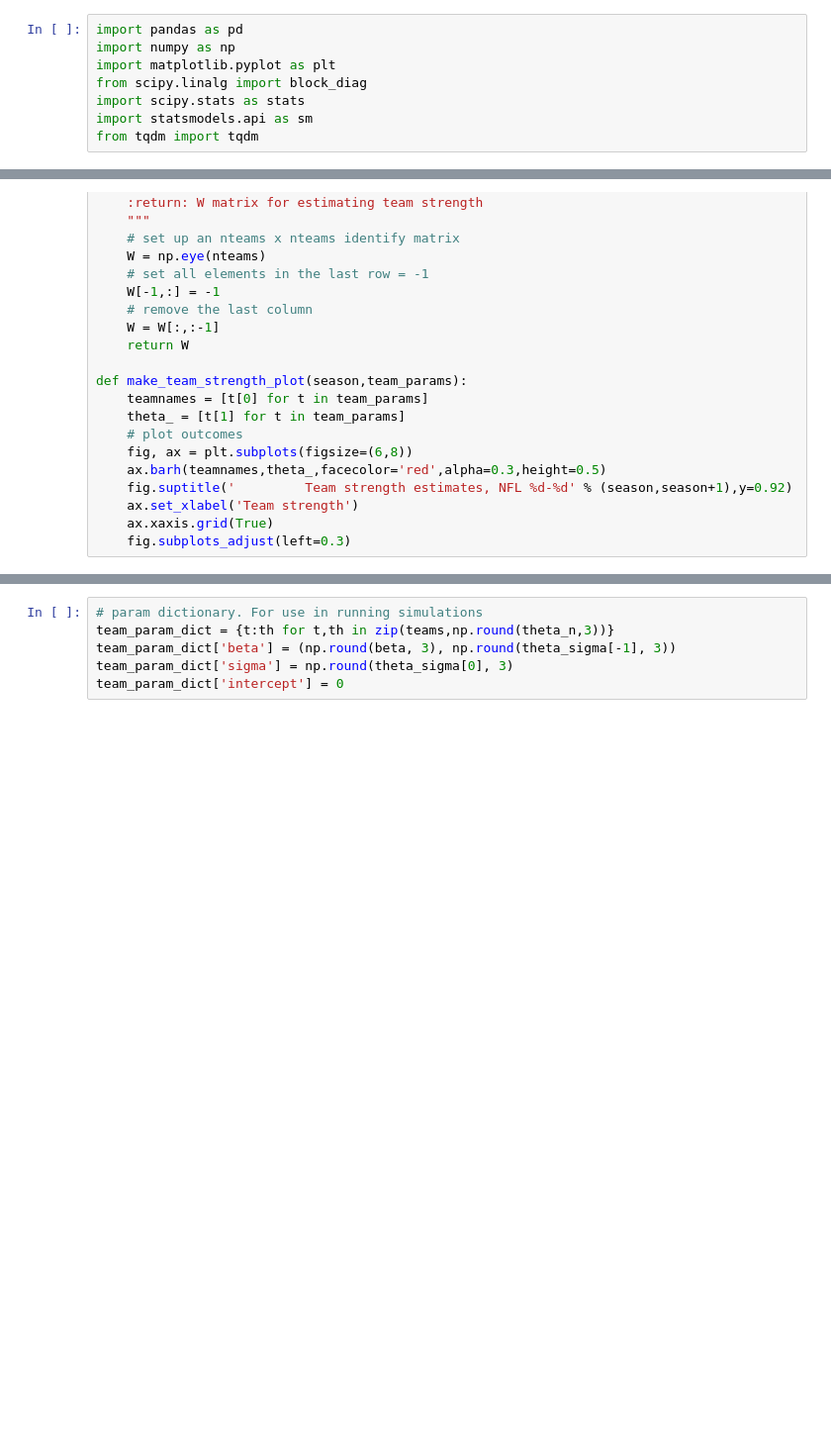
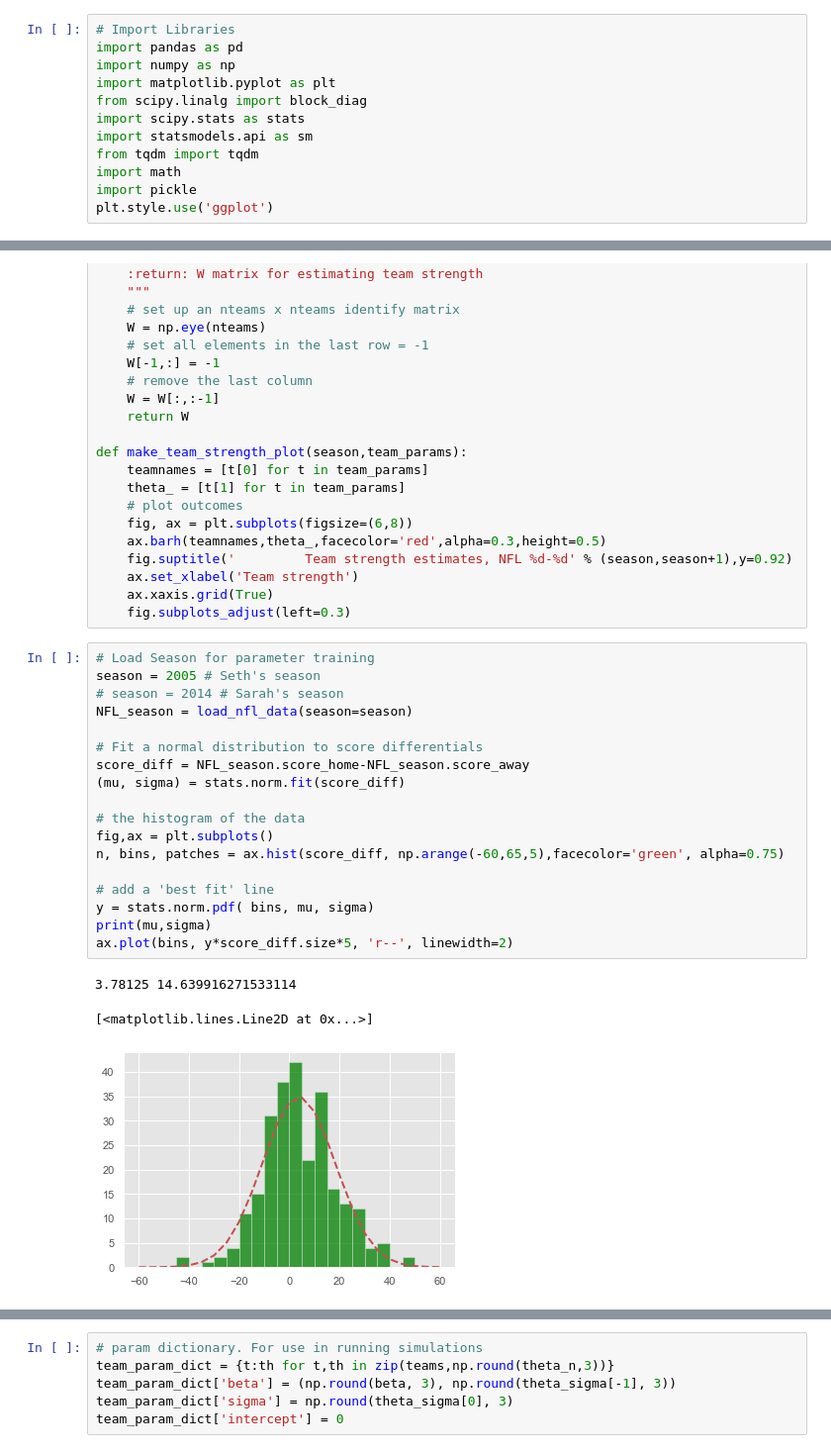
Before and after one commit to sethbilliau/SportsAnalytics, a Jupyter notebook: project1/module1code.ipynb, the cells around one changed output, grey strips where cells are left out. Shown at 99% size. Saved outputs shown, nothing was run; the diff lists cells and outputs as text; blank space fills up the shorter version.

Commit message:
seth final

```diff
--- a/project1/module1code.ipynb
+++ b/project1/module1code.ipynb
@@ -1,4 +9,5 @@
 # %%
+# Import Libraries
 import pandas as pd
 import numpy as np
 import matplotlib.pyplot as plt
@@ -6,4 +15,7 @@ from scipy.linalg import block_diag
 import scipy.stats as stats
 import statsmodels.api as sm
 from tqdm import tqdm
+import math
+import pickle
+plt.style.use('ggplot')
 # %%
@@ -74,4 +86,26 @@ def make_team_strength_plot(season,team_params):
     ax.set_xlabel('Team strength')
     ax.xaxis.grid(True)
     fig.subplots_adjust(left=0.3)
+# %%
+# Load Season for parameter training
+season = 2005 # Seth's season
+# season = 2014 # Sarah's season
+NFL_season = load_nfl_data(season=season)
+
+# Fit a normal distribution to score differentials
+score_diff = NFL_season.score_home-NFL_season.score_away
+(mu, sigma) = stats.norm.fit(score_diff)
+
+# the histogram of the data
+fig,ax = plt.subplots()
+n, bins, patches = ax.hist(score_diff, np.arange(-60,65,5),facecolor='green', alpha=0.75)
+
+# add a 'best fit' line
+y = stats.norm.pdf( bins, mu, sigma)
+print(mu,sigma)
+ax.plot(bins, y*score_diff.size*5, 'r--', linewidth=2)
+# %% [output]
+3.78125 14.639916271533114
+[<matplotlib.lines.Line2D at 0x...>]
+[figure, added]
 # %%
```
Also changed, not shown: parts of 22 cells of this notebook, 2 other files.
